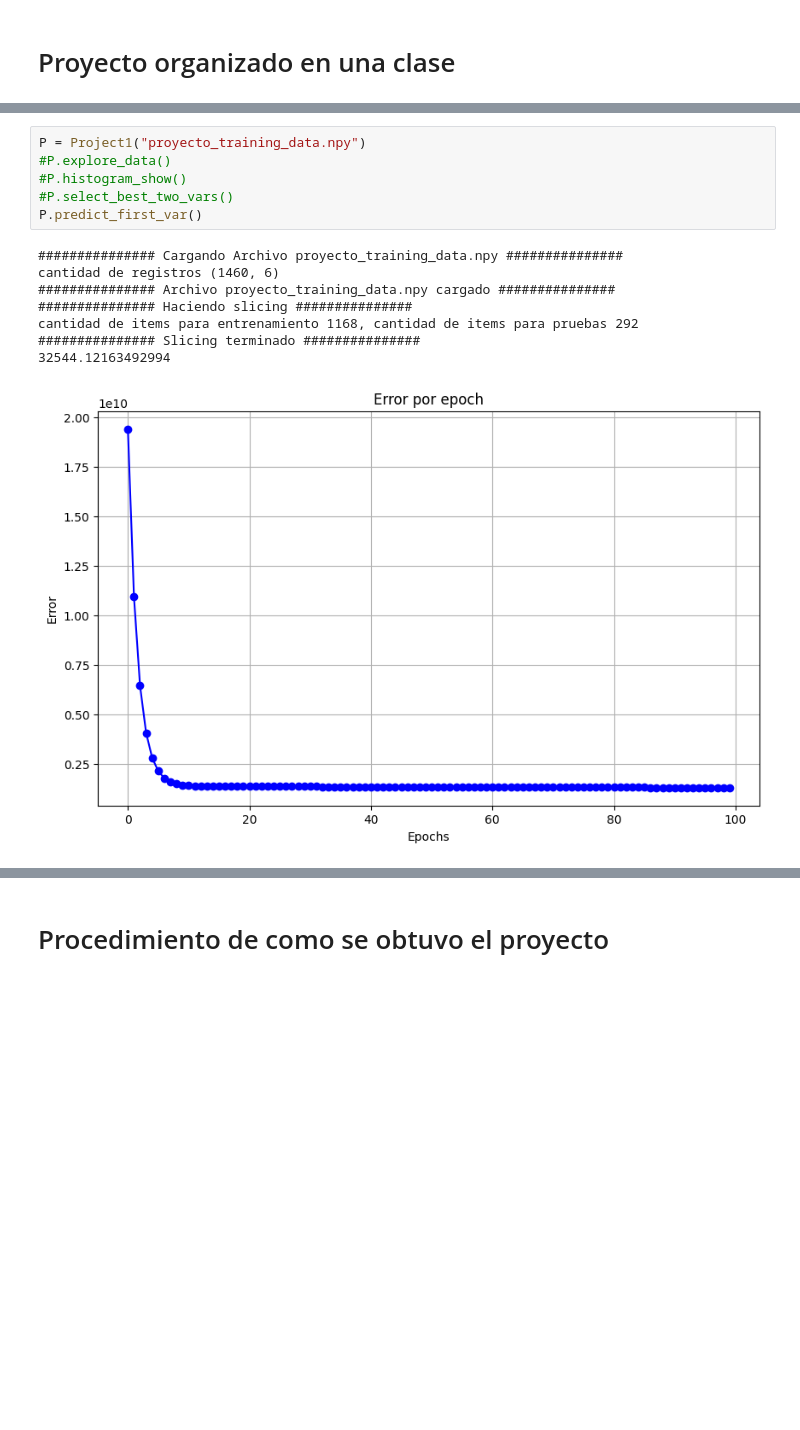
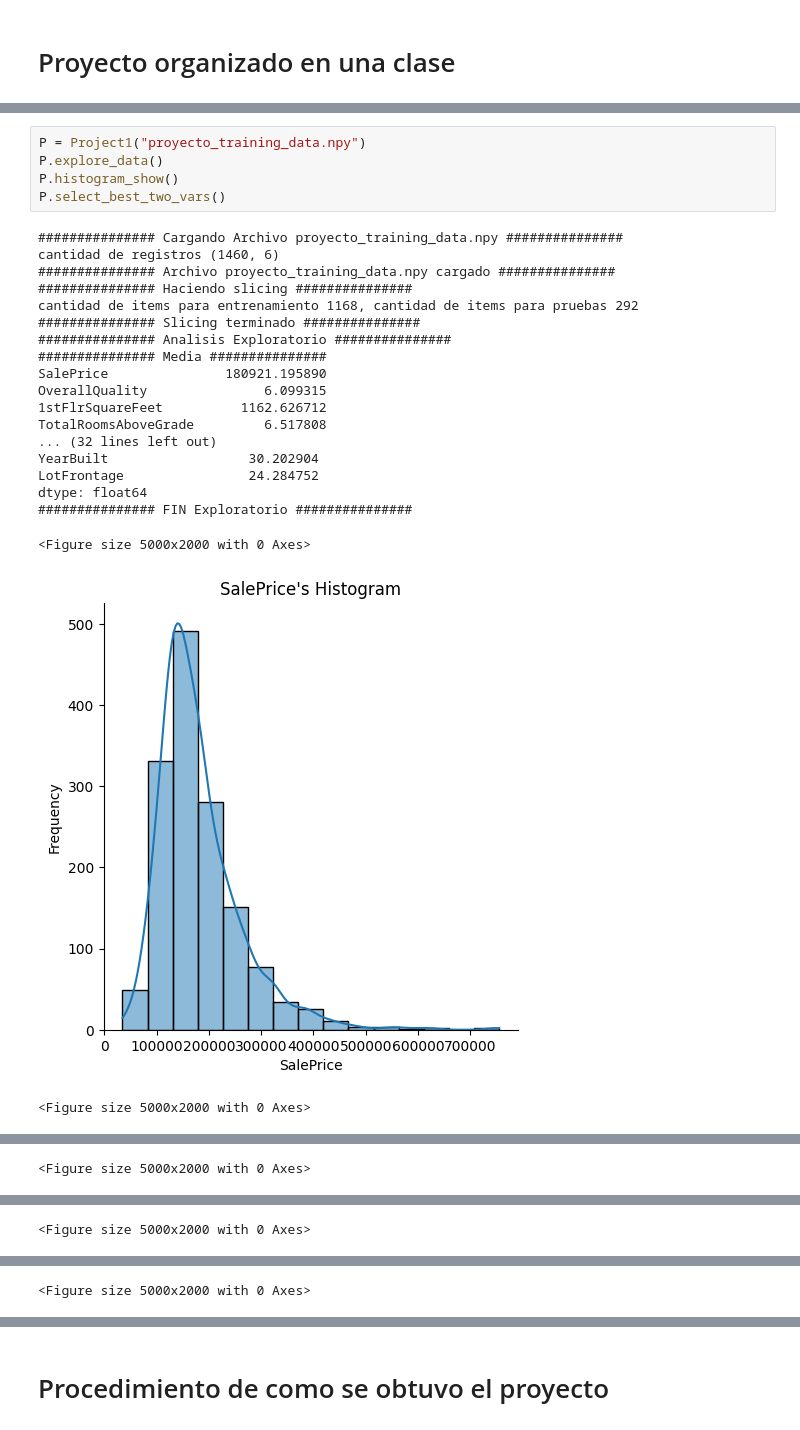
Before and after one commit to esnorki2008/proyecto1, a Jupyter notebook: p1.ipynb, the cells around one changed output, grey strips where cells are left out. Cells and saved outputs as stored; diff of their text form; blank space fills up the shorter version.

```diff
--- a/p1.ipynb
+++ b/p1.ipynb
@@ -238,15 +327,26 @@ class Project1:
 # %%
 P = Project1("proyecto_training_data.npy")
-#P.explore_data()
-#P.histogram_show()
-#P.select_best_two_vars()
-P.predict_first_var()
+P.explore_data()
+P.histogram_show()
+P.select_best_two_vars()
 # %% [output]
 ############### Cargando Archivo proyecto_training_data.npy ###############
 cantidad de registros (1460, 6)
 ############### Archivo proyecto_training_data.npy cargado ###############
 ############### Haciendo slicing ###############
 cantidad de items para entrenamiento 1168, cantidad de items para pruebas 292
 ############### Slicing terminado ###############
-32544.12163492994
+############### Analisis Exploratorio ###############
+############### Media ###############
+SalePrice               180921.195890
+OverallQuality               6.099315
+1stFlrSquareFeet          1162.626712
+TotalRoomsAboveGrade         6.517808
+... (32 lines left out)
+YearBuilt                  30.202904
+LotFrontage                24.284752
+dtype: float64
+############### FIN Exploratorio ###############
+<Figure size 5000x2000 with 0 Axes>
-[figure, old version]
+[figure, new version]
+<Figure size 5000x2000 with 0 Axes>
@@ -253,0 +354 @@ cantidad de items para entrenamiento 1168, cantidad de items para pruebas 292
+<Figure size 5000x2000 with 0 Axes>
@@ -253,0 +356 @@ cantidad de items para entrenamiento 1168, cantidad de items para pruebas 292
+<Figure size 5000x2000 with 0 Axes>
@@ -253,0 +358 @@ cantidad de items para entrenamiento 1168, cantidad de items para pruebas 292
+<Figure size 5000x2000 with 0 Axes>
```
Also changed, not shown: parts of 8 cells of this notebook.
